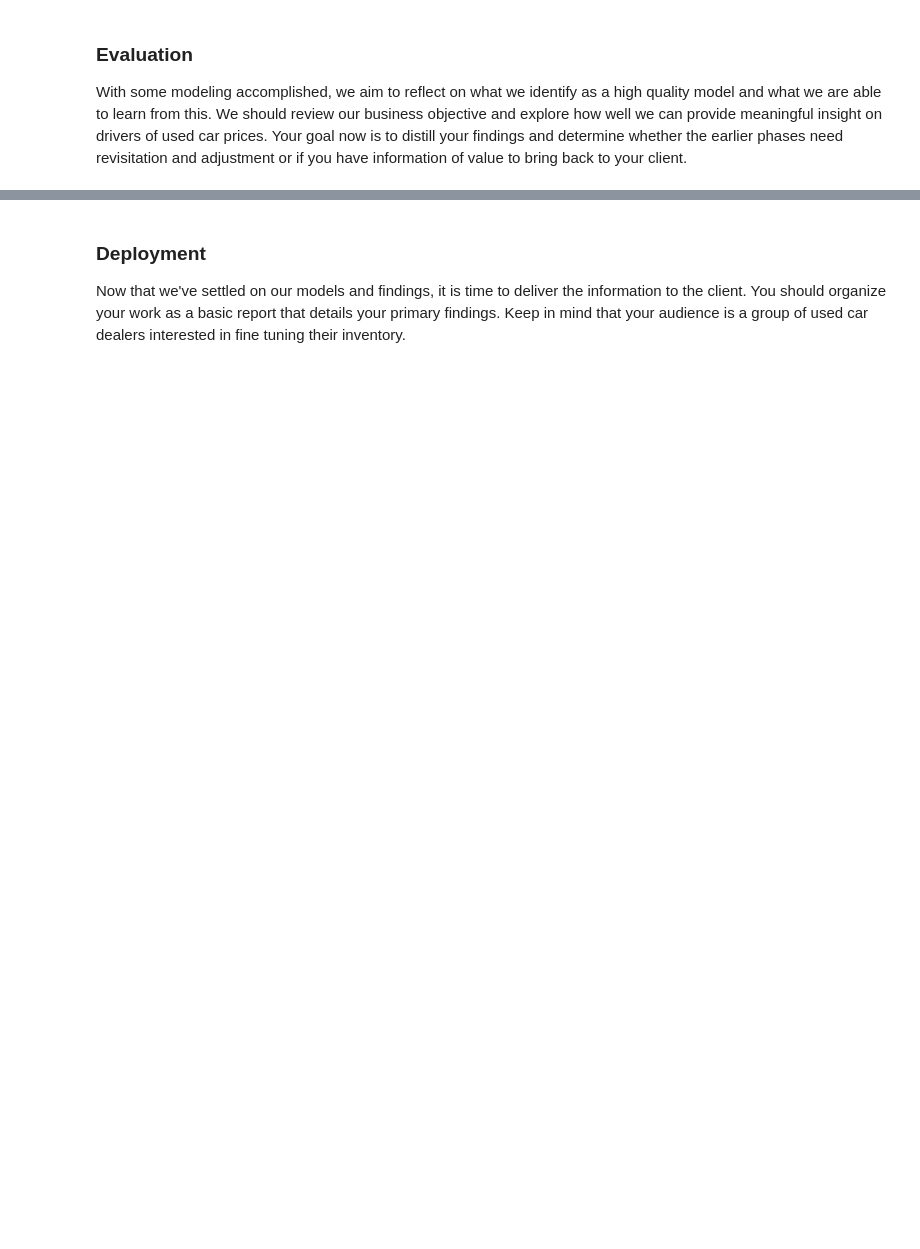
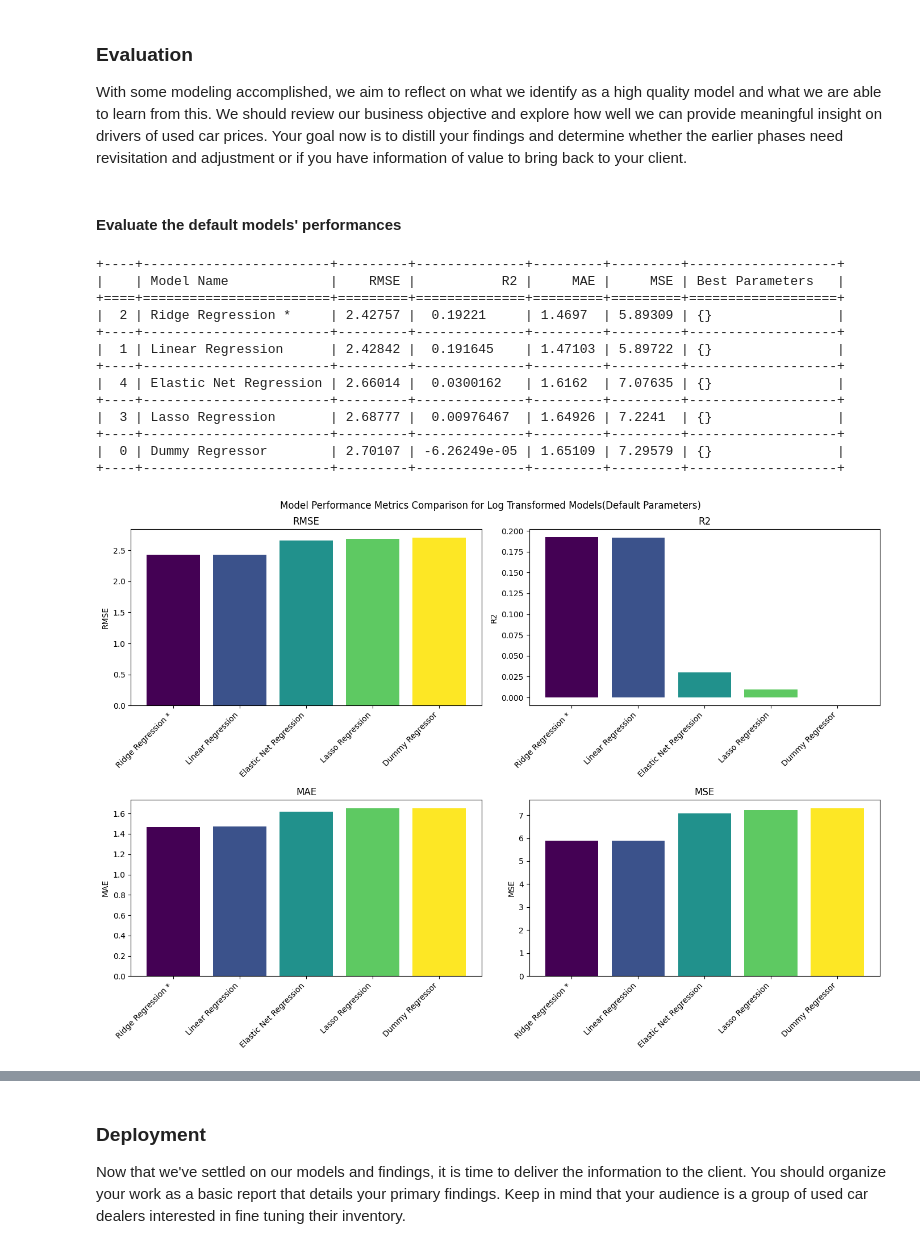
Before and after one commit to ok-ikejiani/Practical-Application-Assignment-11.1, a Jupyter notebook: prompt_II.ipynb, the cells around one changed output, grey strips where cells are left out. Drawn from its saved outputs; the diff is of its cells as text; code cells hidden in the pictures; blank space fills up the shorter version.

Commit message:
finished modeling and capturing findings

```diff
--- a/prompt_II.ipynb
+++ b/prompt_II.ipynb
@@ -437,8 +456,9 @@ numerical_features = ['age', 'odometer']
 numerical_transformer = StandardScaler()
 
 # For categorical features, we'll apply OneHotEncoder
-categorical_features = ['manufacturer', 'fuel', 'transmission', 'type', 'state', 'model']
+categorical_features = ['manufacturer', 'fuel', 'transmission', 'type', 'state']
 categorical_transformer = OneHotEncoder(drop='first', handle_unknown='ignore')
+# categorical_transformer = OneHotEncoder(drop='first', handle_unknown='ignore', sparse_output=False)
 
 # For ordinal features, we'll apply OrdinalEncoder
 # Define the categories for the ordinal features in the desired order
@@ -475,0 +509,2 @@ Training Baseline(regression) model...
+# %%
+baseline_model_log = train_baseline_model(X_train_log, y_train_log, cv=5, scoring='MAE', model_type='regression')
@@ -489,0 +532,19 @@ pipeline = Pipeline(steps=[
+# %%
+
+from sklearn.linear_model import Ridge, Lasso, ElasticNet, LinearRegression
+from utils.data_modelling_helpers import ModelWrapper, evaluate_models, train_models
+
+linear_regression_model_baseline   = ModelWrapper(LinearRegression(), {}, 'Linear Regression')
+ridge_model_baseline = ModelWrapper(Ridge(), {}, 'Ridge Regression')
+lasso_model_baseline = ModelWrapper(Lasso(), {}, 'Lasso Regression')
+elastic_net_model_baseline = ModelWrapper(ElasticNet(), {}, 'Elastic Net Regression')
+
+
+# List of models to be evaluated.
+# will be passed to the pipeline for tuning and evaluation.
+model_list = [
+    linear_regression_model_baseline,
+    ridge_model_baseline,
+    lasso_model_baseline,
+    elastic_net_model_baseline
+]
@@ -489,0 +554,2 @@ pipeline = Pipeline(steps=[
+# %%
+default_models_log = train_models(model_list, pipeline, X_train_log, y_train_log, cv=5, model_type='regression', scoring='MAE')
@@ -491,3 +604,30 @@ pipeline = Pipeline(steps=[
 ### Evaluation
 
 With some modeling accomplished, we aim to reflect on what we identify as a high quality model and what we are able to learn from this.  We should review our business objective and explore how well we can provide meaningful insight on drivers of used car prices.  Your goal now is to distill your findings and determine whether the earlier phases need revisitation and adjustment or if you have information of value to bring back to your client.
+# %% [markdown]
+#### Evaluate the default models' performances
+# %%
+eval_results_default_log = evaluate_models(
+    default_models_log,
+    X_test_log,
+    y_test_log,
+    model_type='regression',
+    scoring='MAE',
+    baseline_model=baseline_model_log,
+    graph_title='Model Performance Metrics Comparison for Log Transformed Models(Default Parameters)'
+)
+# %% [output]
++----+------------------------+---------+--------------+---------+---------+-------------------+
+|    | Model Name             |    RMSE |           R2 |     MAE |     MSE | Best Parameters   |
++====+========================+=========+==============+=========+=========+===================+
+|  2 | Ridge Regression *     | 2.42757 |  0.19221     | 1.4697  | 5.89309 | {}                |
++----+------------------------+---------+--------------+---------+---------+-------------------+
+|  1 | Linear Regression      | 2.42842 |  0.191645    | 1.47103 | 5.89722 | {}                |
++----+------------------------+---------+--------------+---------+---------+-------------------+
+|  4 | Elastic Net Regression | 2.66014 |  0.0300162   | 1.6162  | 7.07635 | {}                |
++----+------------------------+---------+--------------+---------+---------+-------------------+
+|  3 | Lasso Regression       | 2.68777 |  0.00976467  | 1.64926 | 7.2241  | {}                |
++----+------------------------+---------+--------------+---------+---------+-------------------+
+|  0 | Dummy Regressor        | 2.70107 | -6.26249e-05 | 1.65109 | 7.29579 | {}                |
++----+------------------------+---------+--------------+---------+---------+-------------------+
+[figure, added]
```
Also changed, not shown: parts of 33 cells of this notebook, 7 other files.
